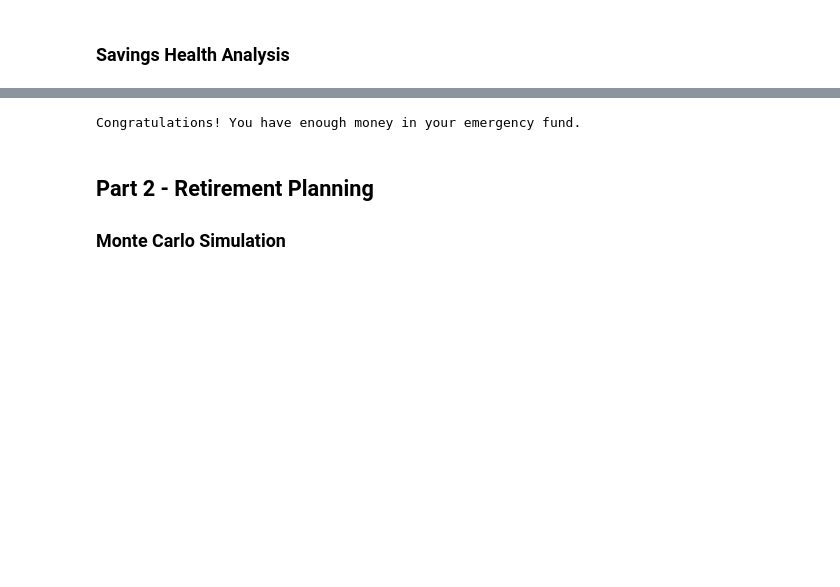
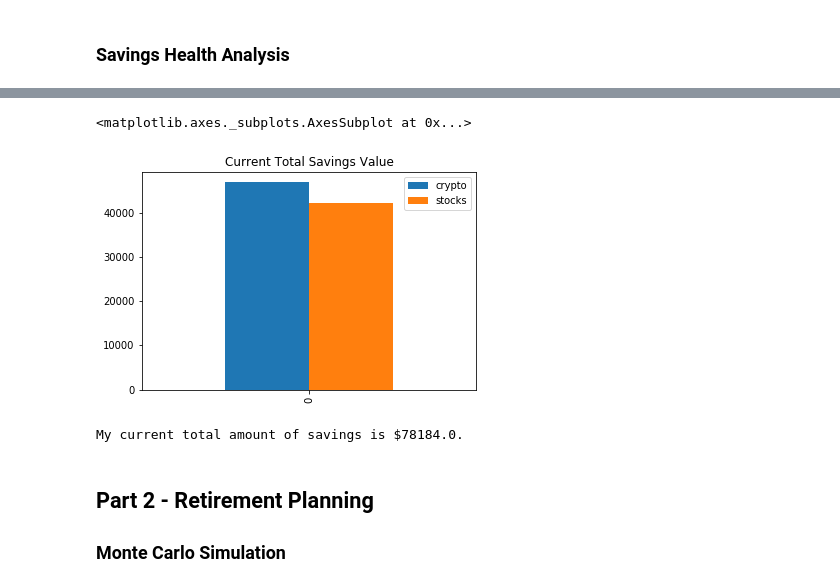
Before and after one commit to aalfiler/API_homework, a Jupyter notebook: Code/financial-planner.ipynb, the cells around one changed output, grey strips where cells are left out. Drawn from its saved outputs; the diff is of its cells as text; code cells hidden in the pictures; blank space fills up the shorter version.

```diff
--- a/Code/financial-planner.ipynb
+++ b/Code/financial-planner.ipynb
@@ -194,14 +197,17 @@ df_savings.plot.pie(y="total_value", title="Crypto-Stocks Portfolio Composition"
+# %%
+df_savings.plot.bar(title="Current Total Savings Value") #creating barplot instead since pie chart did not work
+# %% [output]
+<matplotlib.axes._subplots.AxesSubplot at 0x...>
+[figure, added]
 # %%
 # Set ideal emergency fund
 emergency_fund = monthly_income * 3
 
 # Calculate total amount of savings
-# YOUR CODE HERE!
-
-# Validate saving health
-# YOUR CODE HERE!
+total_amt_savings = my_spy_value + my_agg_value + emergency_fund
+print(f"My current total amount of savings is ${total_amt_savings}.")
 # %% [output]
-Congratulations! You have enough money in your emergency fund.
+My current total amount of savings is $78184.0.
 # %% [markdown]
 ## Part 2 - Retirement Planning
 
```
Also changed, not shown: parts of 28 cells of this notebook.
